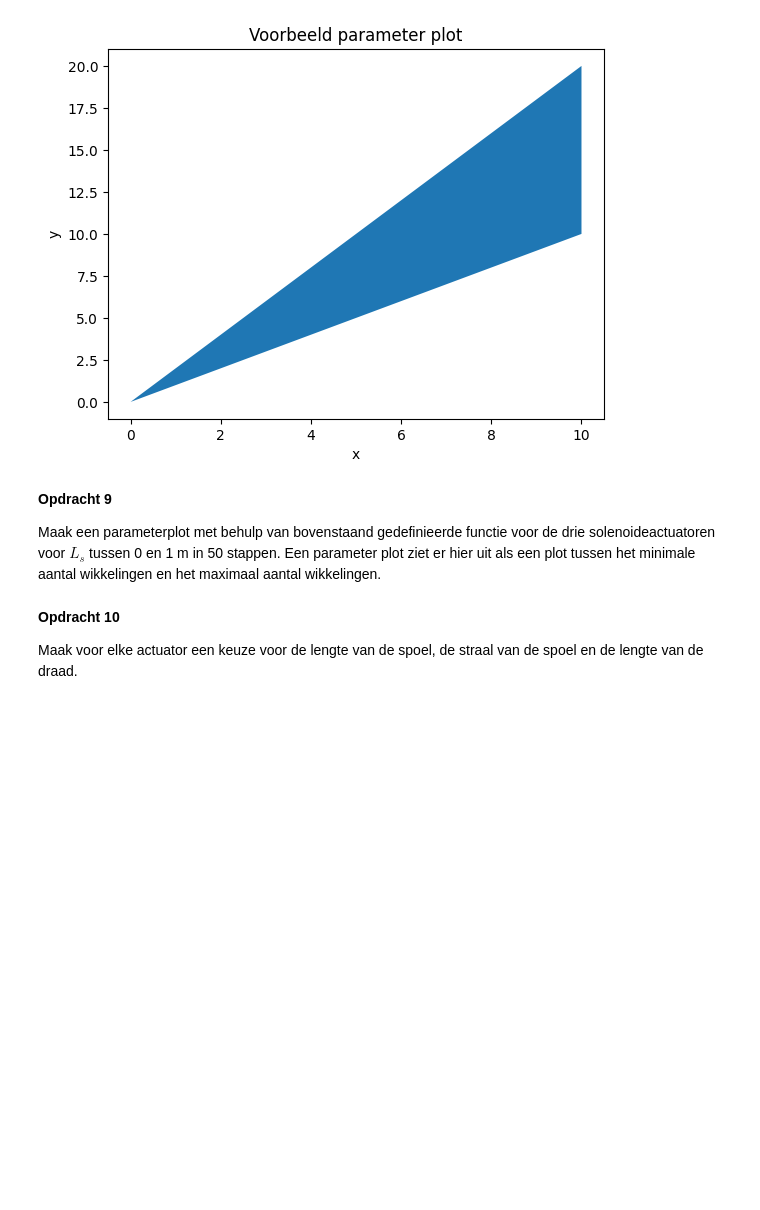
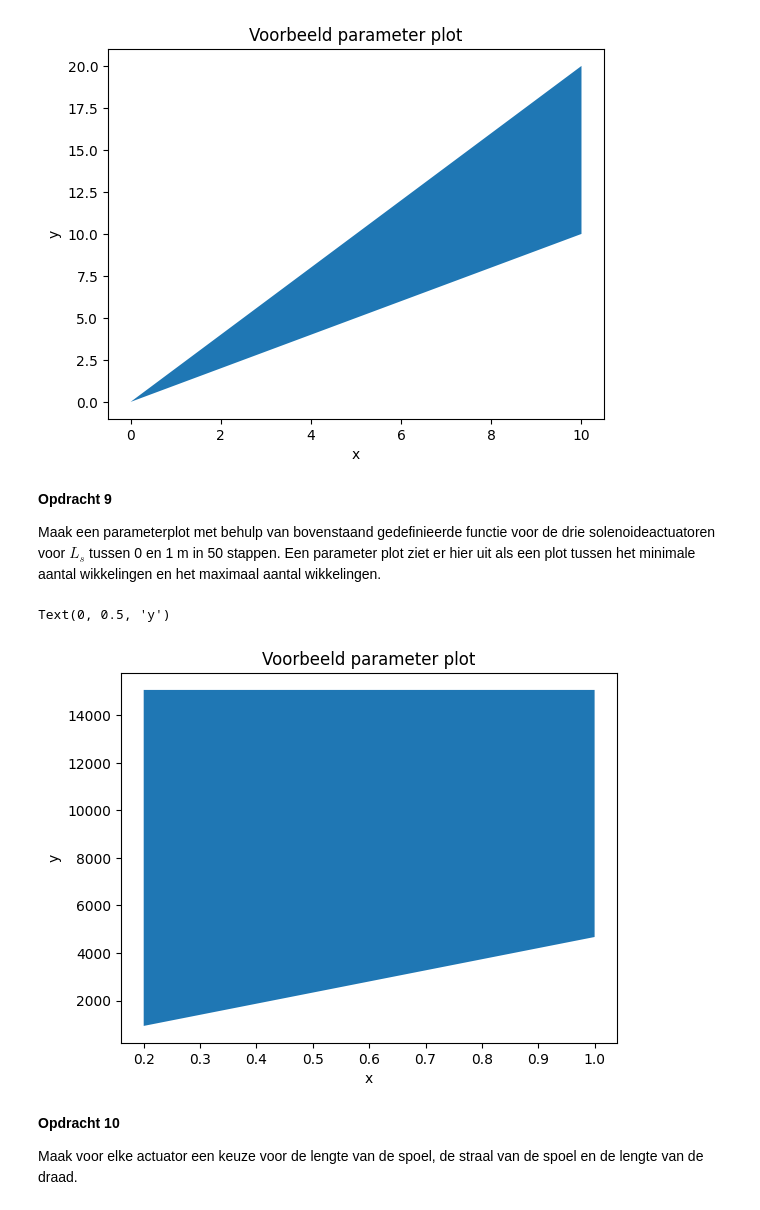
Before and after one commit to owenvanderwal/opdrachten-DEF-D, a Jupyter notebook: DigitaleOntwerpopdrachten/1CondensatorOpdracht/KrachtactuatorOpdracht.ipynb, the cells around one changed output. Saved outputs shown, nothing was run; the diff lists cells and outputs as text; code cells hidden in the pictures; blank space fills up the shorter version.

Commit message:
i weeet het niet meer stop ere even mee

```diff
--- a/DigitaleOntwerpopdrachten/1CondensatorOpdracht/KrachtactuatorOpdracht.ipynb
+++ b/DigitaleOntwerpopdrachten/1CondensatorOpdracht/KrachtactuatorOpdracht.ipynb
@@ -177,18 +177,18 @@ Plaats hier een png met jullie eventuele analytische afleiding.
 # %%
 ### BEGIN SOLUTION
 
-def aantal_wikkelingen(F,Ls,rs,muo,I,rd):
+def aantal_wikkelingen(F,Ls,rs,muo,I,rd,Lberekend):
     # Voeg hieronder de formules voor het maximum en minimum aantal wikkelingen.
     N_min = np.sqrt(F*2*Ls**2 / (np.pi*rs**2*muo*I**2))
-    N_max_1 = Ls / 2*rd
-    N_max_2 = Ls / 2*np.pi*rs
+    N_max_1 = Ls / (2*rd)
+    N_max_2 = Lberekend / (2*np.pi*rs)
+    N_max = np.minimum(N_max_1,N_max_2)
 
-    if N_min > N_max: ## Als het ontwerp niet mogelijk is.
+    if N_min > N_max:## Als het ontwerp niet mogelijk is.
         print('The design with %.1f unit has no workable solution'%a)
         N_min = 'NaN'
         N_max = 'NaN'
-    N_max = max(N_max_1,N_max_2)
-    return N_min, N_max
+        return N_min, N_max
 # %% [markdown]
 Een parameter plot geeft ons inzicht in de haalbaarheid van het idee. In dit geval willen we kijken naar het mogelijke aantal wikkelingen en de lengte van onze solenoide. Hieronder staat een voorbeeld van code die een voorbeeld plot creëert met minimale eis $y=x$ en de maximale eis $y=2x$.
 # %%
@@ -209,15 +209,36 @@ Text(0, 0.5, 'y')
 Maak een parameterplot met behulp van bovenstaand gedefinieerde functie voor de drie solenoideactuatoren voor $L_s$ tussen 0 en 1 m in 50 stappen. Een parameter plot ziet er hier uit als een plot tussen het minimale aantal wikkelingen en het maximaal aantal wikkelingen.
 # %%
 ###
-x = np.linspace(0,1,50)
-
-def aantal_wikkelingen(F,Ls,rs,muo,I,rd):
+# 40 N
+# 9 volt batterij; A = 7.85e-9
+# ijzer
+# straal; 1 cm
+x = np.linspace(0.2,1,50)
+Lberekend = draadlengte(1.767e-6,1.68e-8)
+def aantal_wikkelingen(F,Ls,rs,muo,I,rd,Lberekend1):
     # Voeg hieronder de formules voor het maximum en minimum aantal wikkelingen.
     N_min = np.sqrt(F*2*Ls**2 / (np.pi*rs**2*muo*I**2))
-    N_max_1 = Ls / 2*rd
-    N_max_2 = Ls / 2*np.pi*rs
-y_min = aantal_wikkelingen(29.43,x,)
+    N_max_1 = Ls / (2*rd)
+    N_max_2 = Lberekend1 / (2*np.pi*rs)
+    N_max = np.maximum(N_max_1,N_max_2)
+
+    impossible = N_min > N_max
+    N_min_plot = N_min.copy()
+    N_max_plot = N_max.copy()
+    N_min_plot[impossible] = np.nan
+    N_max_plot[impossible] = np.nan
+    return N_min_plot, N_max_plot
+
+Nmin, Nmax = aantal_wikkelingen(559,x,0.02,4*np.pi*1e-7,180,1.5e-3,Lberekend)
+plt.fill_between(x,Nmin,Nmax) # De ruimte tussen de eisen vullen
+plt.title("Voorbeeld parameter plot")
+plt.xlabel("x")
+plt.ylabel("y")
+
 ###
+# %% [output]
+Text(0, 0.5, 'y')
+[figure, added]
 # %% [markdown]
 **Opdracht 10**
 
```
Also changed, not shown: parts of 1 cell of this notebook.
